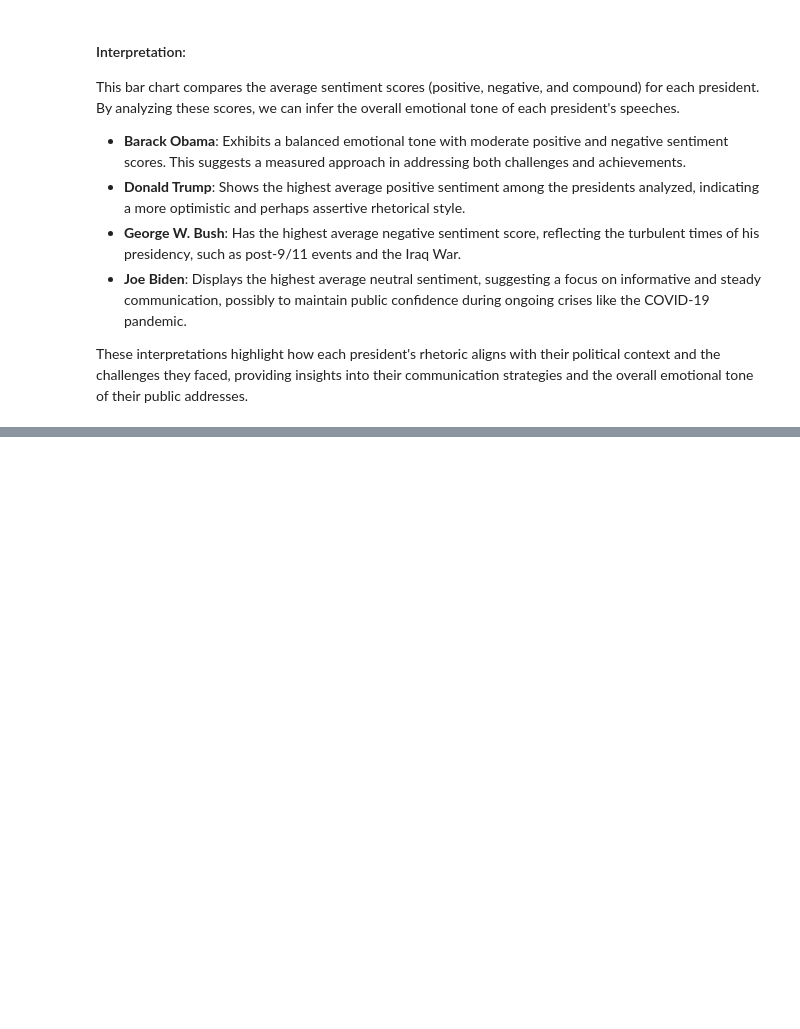
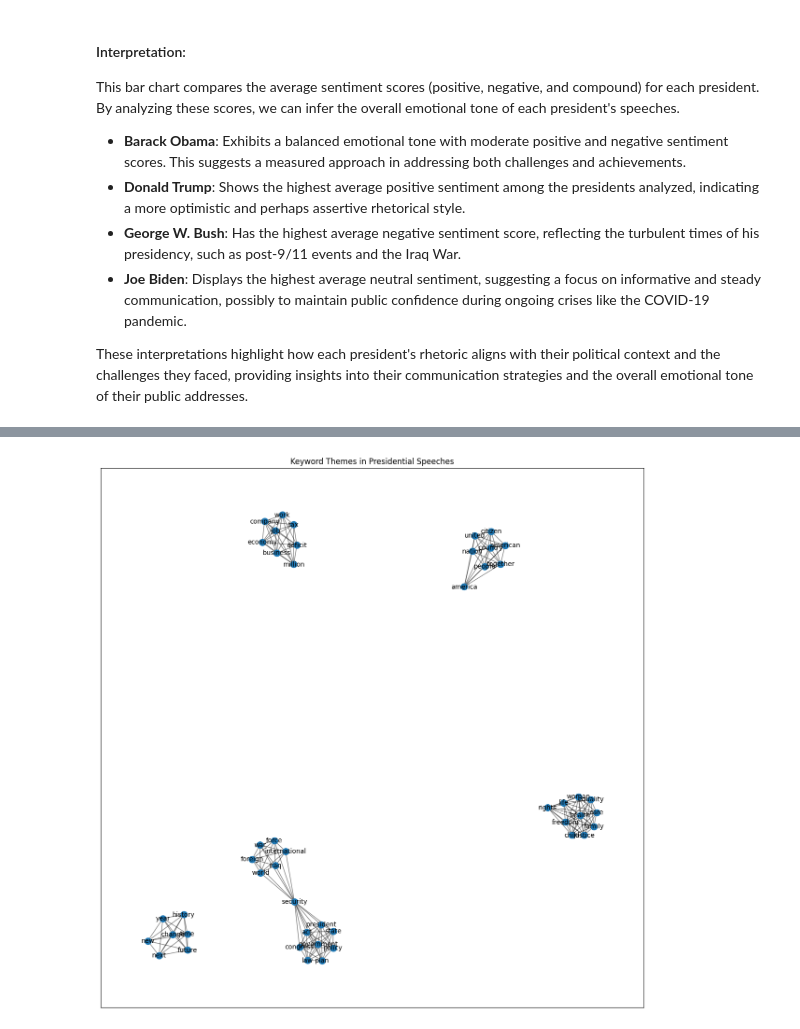
Before and after one commit to Kingtilon1/DATA620, a Jupyter notebook: Final/Final.ipynb, the cells around one changed output, grey strips where cells are left out. Cells and saved outputs as stored; diff of their text form; code cells hidden in the pictures; blank space fills up the shorter version.

```diff
--- a/Final/Final.ipynb
+++ b/Final/Final.ipynb
@@ -219,0 +326,29 @@ These interpretations highlight how each president's rhetoric aligns with their
+# %%
+G_theme = nx.Graph()
+themes = {
+    "National Identity and Unity": ['american', 'america', 'nation', 'country', 'people', 'citizen', 'united', 'together'],
+    "Governance and Legislation": ['government', 'congress', 'law', 'act', 'policy', 'plan', 'security', 'president', 'state'],
+    "Economy and Jobs": ['economy', 'job', 'business', 'tax', 'deficit', 'work', 'million', 'company'],
+    "Social Issues and Civil Rights": ['freedom', 'rights', 'justice', 'equality', 'health', 'care', 'family', 'child', 'woman', 'life'],
+    "Global Affairs and War": ['world', 'war', 'iraq', 'force', 'security', 'foreign', 'international'],
+    "Time and Progress": ['year', 'time', 'future', 'change', 'history', 'new', 'next']
+}
+
+for theme, keywords in themes.items():
+    for keyword in keywords:
+        G_theme.add_node(keyword, theme=theme)
+    for i in range(len(keywords)):
+        for j in range(i+1, len(keywords)):
+            G_theme.add_edge(keywords[i], keywords[j])
+
+# Draw the graph
+plt.figure(figsize=(15, 15))
+pos = nx.spring_layout(G_theme, k=0.3)
+nx.draw_networkx_nodes(G_theme, pos, node_size=100, cmap=plt.get_cmap('viridis'))
+nx.draw_networkx_edges(G_theme, pos, alpha=0.5)
+nx.draw_networkx_labels(G_theme, pos, font_size=10)
+
+plt.title('Keyword Themes in Presidential Speeches')
+plt.show()
+# %% [output]
+[figure, added]
```
Also changed, not shown: parts of 13 cells of this notebook.
